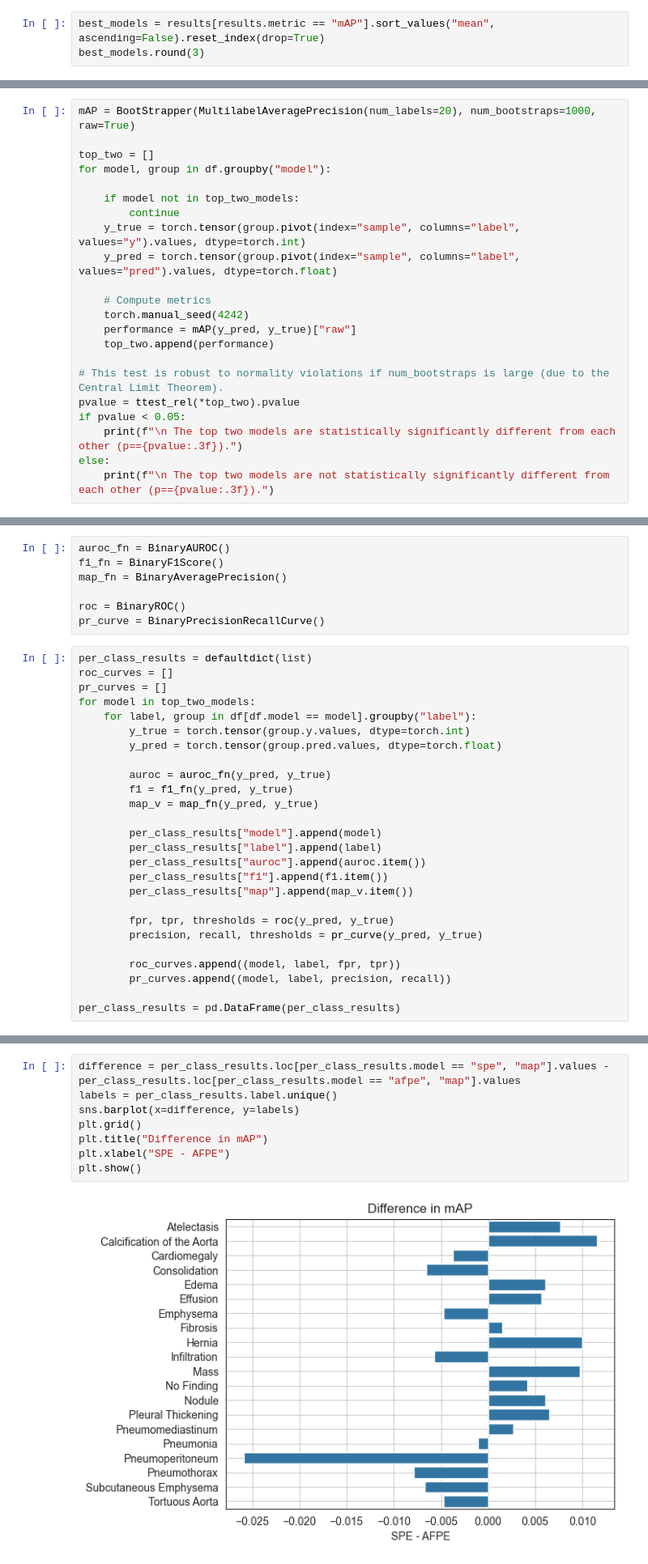
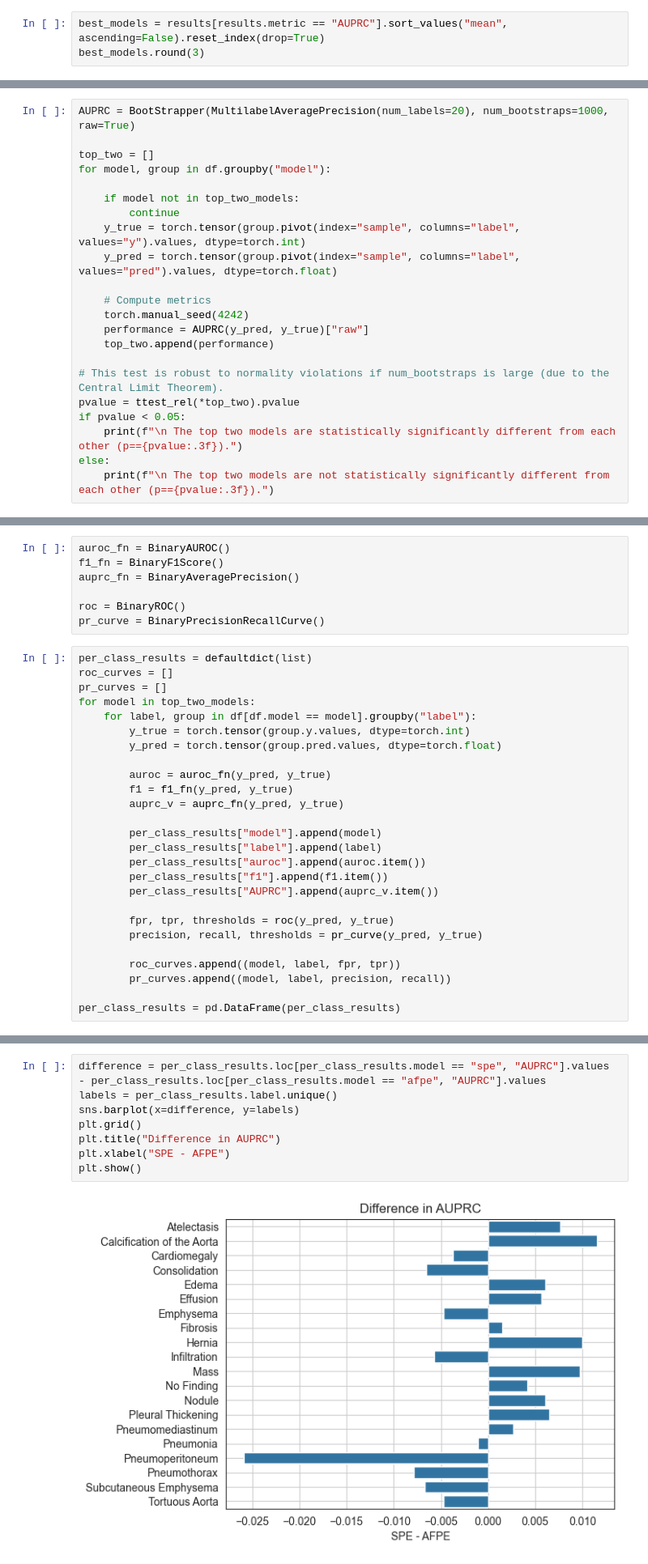
Before and after one commit to NabJa/AFPE, a Jupyter notebook: notebooks/chestx.ipynb, the cells around one changed output, grey strips where cells are left out. Shown at 81% size. Cells and saved outputs as stored; diff of their text form.

Commit message:
Correct naming of AUPRC and update README

```diff
--- a/notebooks/chestx.ipynb
+++ b/notebooks/chestx.ipynb
@@ -223,7 +226,7 @@ for model, group in tqdm(df.groupby("model")):
 
 results = pd.DataFrame(results)
 # %%
-best_models = results[results.metric == "mAP"].sort_values("mean", ascending=False).reset_index(drop=True)
+best_models = results[results.metric == "AUPRC"].sort_values("mean", ascending=False).reset_index(drop=True)
 best_models.round(3)
 # %% [output]
 |  | metric | mean | std | model |
@@ -238,7 +241,7 @@ best_models.round(3)
 # %%
 top_two_models = best_models.model.iloc[:2].values
 # %%
-mAP = BootStrapper(MultilabelAveragePrecision(num_labels=20), num_bootstraps=1000, raw=True)
+AUPRC = BootStrapper(MultilabelAveragePrecision(num_labels=20), num_bootstraps=1000, raw=True)
 
 top_two = []
 for model, group in df.groupby("model"):
@@ -250,7 +253,7 @@ for model, group in df.groupby("model"):
 
     # Compute metrics
     torch.manual_seed(4242)
-    performance = mAP(y_pred, y_true)["raw"]
+    performance = AUPRC(y_pred, y_true)["raw"]
     top_two.append(performance)
 
 # This test is robust to normality violations if num_bootstraps is large (due to the Central Limit Theorem).
@@ -266,7 +269,7 @@ else:
 # %%
 auroc_fn = BinaryAUROC()
 f1_fn = BinaryF1Score()
-map_fn = BinaryAveragePrecision()
+auprc_fn = BinaryAveragePrecision()
 
 roc = BinaryROC()
 pr_curve = BinaryPrecisionRecallCurve()
@@ -281,13 +284,13 @@ for model in top_two_models:
 
         auroc = auroc_fn(y_pred, y_true)
         f1 = f1_fn(y_pred, y_true)
-        map_v = map_fn(y_pred, y_true)
+        auprc_v = auprc_fn(y_pred, y_true)
 
         per_class_results["model"].append(model)
         per_class_results["label"].append(label)
         per_class_results["auroc"].append(auroc.item())
         per_class_results["f1"].append(f1.item())
-        per_class_results["map"].append(map_v.item())
+        per_class_results["AUPRC"].append(auprc_v.item())
 
         fpr, tpr, thresholds = roc(y_pred, y_true)
         precision, recall, thresholds = pr_curve(y_pred, y_true)
@@ -346,15 +349,15 @@ plt.show()
 # %% [output]
 [figure]
 # %%
-difference = per_class_results.loc[per_class_results.model == "spe", "map"].values - per_class_results.loc[per_class_results.model == "afpe", "map"].values
+difference = per_class_results.loc[per_class_results.model == "spe", "AUPRC"].values - per_class_results.loc[per_class_results.model == "afpe", "AUPRC"].values
 labels = per_class_results.label.unique()
 sns.barplot(x=difference, y=labels)
 plt.grid()
-plt.title("Difference in mAP")
+plt.title("Difference in AUPRC")
 plt.xlabel("SPE - AFPE")
 plt.show()
 # %% [output]
-[figure, old version]
+[figure, new version]
 # %%
 difference = per_class_results.loc[per_class_results.model == "spe", "f1"].values - per_class_results.loc[per_class_results.model == "afpe", "f1"].values
 labels = per_class_results.label.unique()
```
Also changed, not shown: parts of 3 cells of this notebook, 2 other files.
